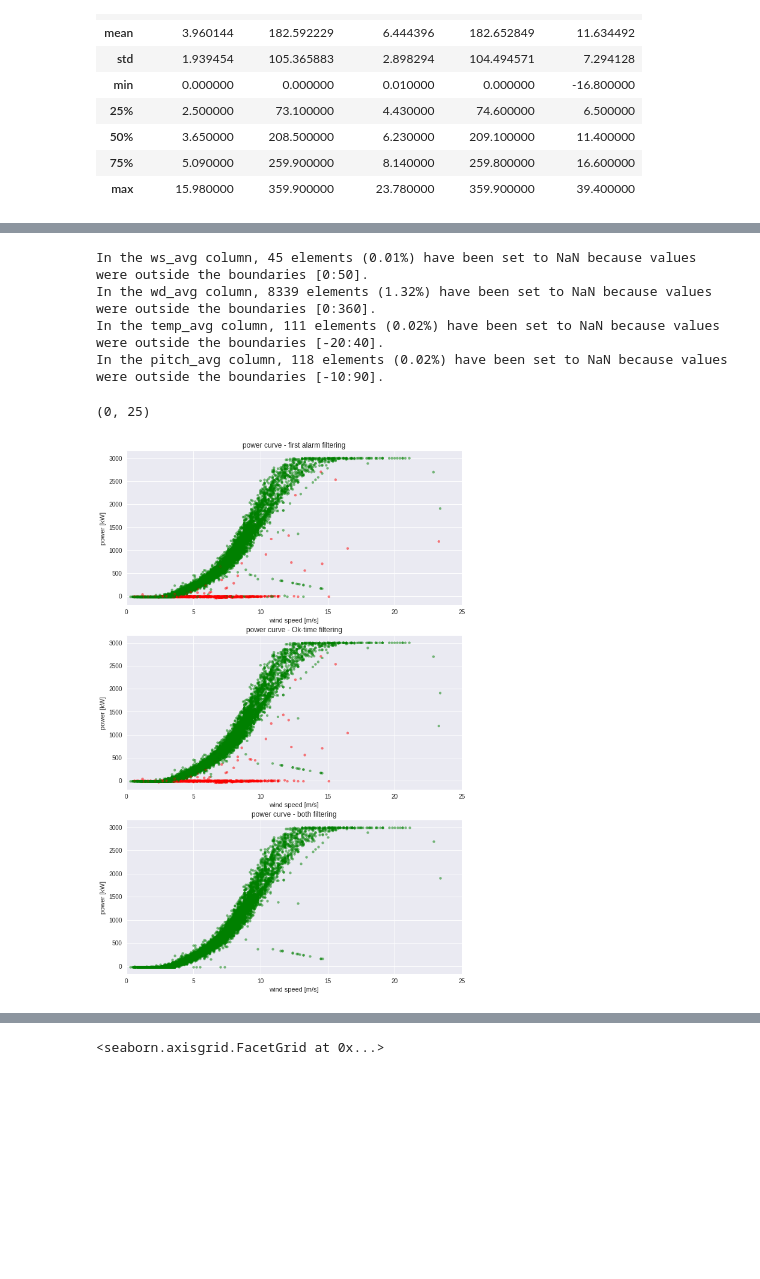
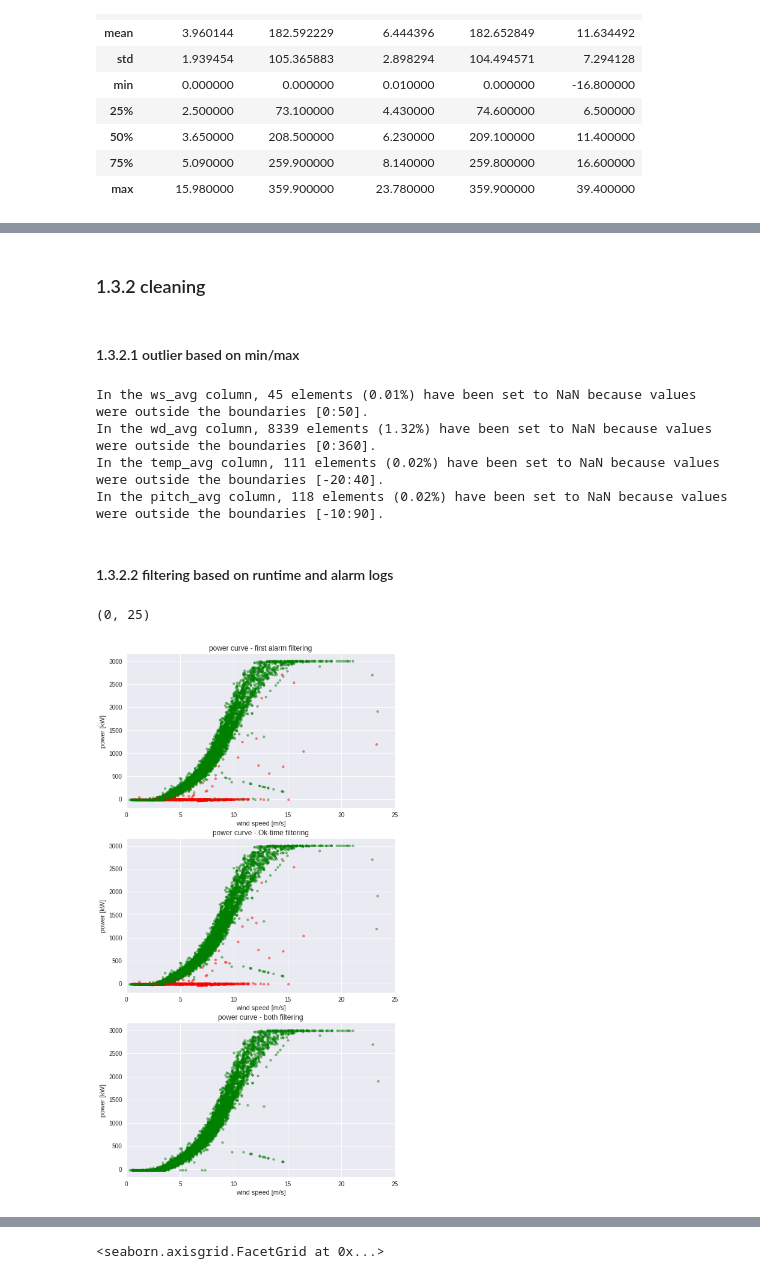
Before and after one commit to Umercia/wind_power, a Jupyter notebook: wind_farm_power_prediction.ipynb, the cells around one changed output, grey strips where cells are left out. Drawn from its saved outputs; the diff is of its cells as text; code cells hidden in the pictures; blank space fills up the shorter version.

```diff
--- a/wind_farm_power_prediction.ipynb
+++ b/wind_farm_power_prediction.ipynb
@@ -337,4 +328,8 @@ wtg_df.head(3)
 #     plt.ylabel('counts', size=16)
 #     plt.xlabel(xn.columns.values[i], size=16)
 #     plt.show()
+# %% [markdown]
+### 1.3.2 cleaning
+# %% [markdown]
+#### 1.3.2.1 outlier based on min/max
 # %%
@@ -387,6 +382,8 @@ In the ws_avg column, 45 elements (0.01%) have been set to NaN because values we
 In the wd_avg column, 8339 elements (1.32%) have been set to NaN because values were outside the boundaries [0:360].
 In the temp_avg column, 111 elements (0.02%) have been set to NaN because values were outside the boundaries [-20:40].
 In the pitch_avg column, 118 elements (0.02%) have been set to NaN because values were outside the boundaries [-10:90].
+# %% [markdown]
+#### 1.3.2.2 filtering based on runtime and alarm logs
 # %%
 # power curve -filter test
 
@@ -403,32 +400,32 @@ wtg_df.loc[mask2, "filt_firt_ala"] = 1
 X = wtg_df.sample(n=10000, random_state=10)
 mask = (X['filt_firt_ala'] == 1) & (X['filt_ok_time'] == 1)
 
 # Plot
-plt.figure(figsize=(10, 16))
+plt.figure(figsize=(8, 16))
 colors = {0:'red', 1:'green'}
 
 plt.subplot(3, 1, 1)
 plt.scatter(x='ws_avg', y='pwr_avg', data=X,s=15, alpha=0.5, c=X['filt_firt_ala'].apply(lambda x: colors[x]))
 plt.title("power curve - first alarm filtering")
 plt.xlabel("wind speed [m/s]")
 plt.ylabel("power [kW]")
 plt.xlim(0,25)
 
 plt.subplot(3, 1, 2)
 plt.scatter(x='ws_avg', y='pwr_avg', data=X,s=15, alpha=0.5, c=X['filt_ok_time'].apply(lambda x: colors[x]))
 plt.title("power curve - Ok-time filtering")
 plt.xlabel("wind speed [m/s]")
 plt.ylabel("power [kW]")
 plt.xlim(0,25)
 plt.xlim(0,25)
 
 plt.subplot(3, 1, 3)
 
 plt.scatter(x='ws_avg', y='pwr_avg', data=X.loc[mask,:], s=15, alpha=0.5, c = "green" )
 plt.title("power curve - both filtering")
 plt.xlabel("wind speed [m/s]")
 plt.ylabel("power [kW]")
 plt.xlim(0,25)
 # %% [output]
 (0, 25)
-[figure, old version]
+[figure, new version]
```
Also changed, not shown: parts of 25 cells of this notebook.
